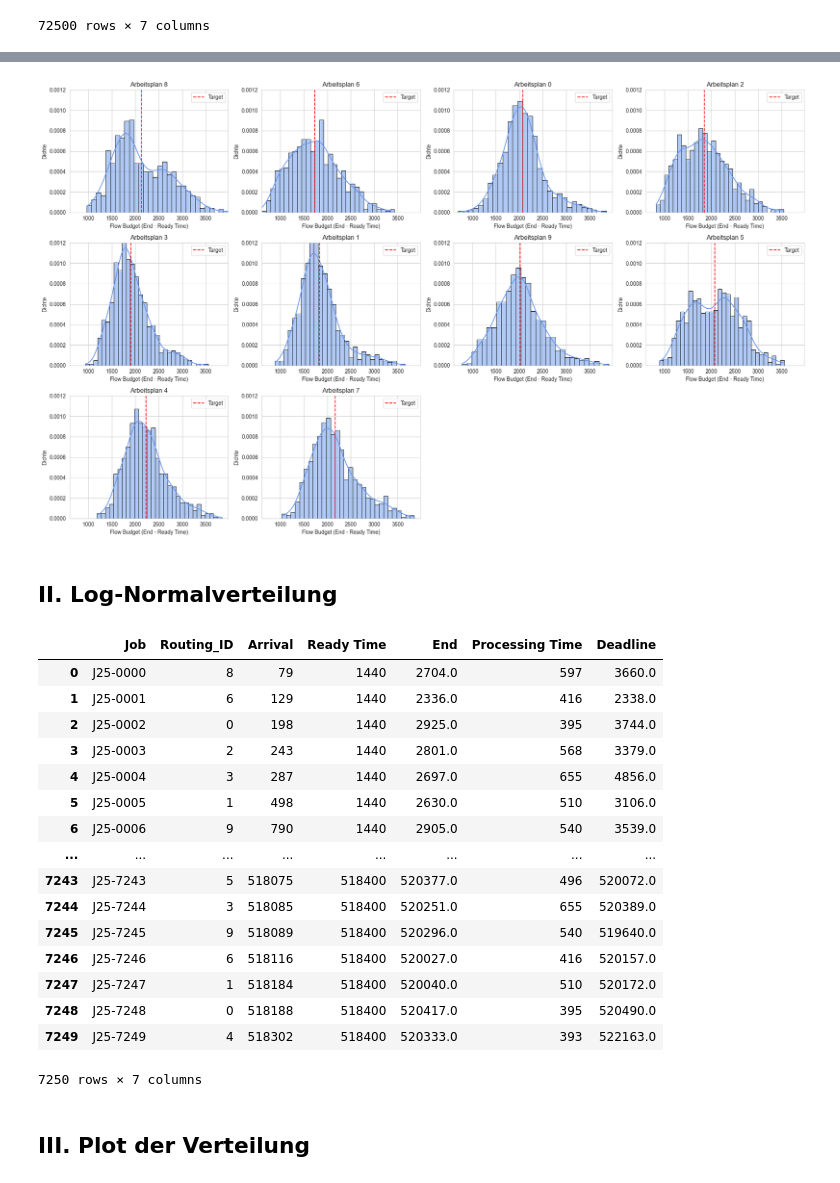
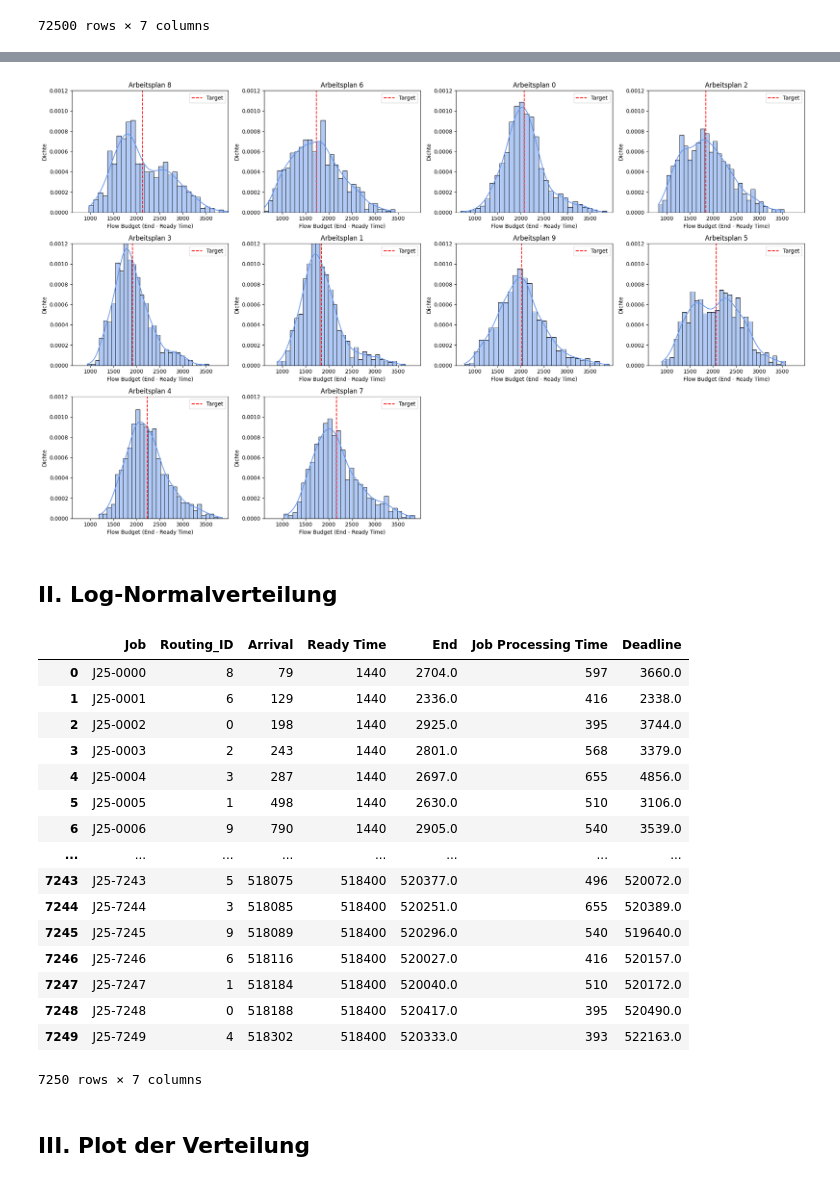
Before and after one commit to konrad-adamski/HTWD_Minimalinvasives_Job-Shop_Scheduling, a Jupyter notebook: notebooks/00_Preprocessing_and_Scheduling/11b_Deadlines__by_Simulation&Log-Normal.ipynb, the cells around one changed output, grey strips where cells are left out. Drawn from its saved outputs; the diff is of its cells as text; code cells hidden in the pictures.

```diff
--- a/notebooks/00_Preprocessing_and_Scheduling/11b_Deadlines__by_Simulation&Log-Normal.ipynb
+++ b/notebooks/00_Preprocessing_and_Scheduling/11b_Deadlines__by_Simulation&Log-Normal.ipynb
@@ -244,0 +160,3 @@ df_jobs_times
+# %%
+df_jobs_times_temp = get_temporary_df_times_from_schedule(df_fcfs_execution, df_jssp)
+df_jobs_times_temp
@@ -245,7 +181,7 @@ df_jobs_times
 # %%
-fig = plot_empirical_flow_budget_distributions(df_jobs_times, deadline_column = 'End', y_max = 0.0012)
+fig = analyze.plotfig_empirical_flow_budget_distributions(df_jobs_times_temp, deadline_column = 'End', y_max = 0.0012)
 plt.show()
 # %% [output]
-[figure, old version]
+[figure, new version]
 # %% [markdown]
 ## II. Log-Normalverteilung
@@ -289,8 +188,8 @@ def add_groupwise_lognormal_deadlines_by_group_mean(df: pd.DataFrame, sigma: flo
 # %%
-df_times = add_groupwise_lognormal_deadlines_by_group_mean(df_jobs_times, sigma=0.3)
+df_times = add_groupwise_lognormal_deadlines_by_group_mean(df_jobs_times_temp, sigma=0.3)
 df_times
 # %% [output]
-|  | Job | Routing_ID | Arrival | Ready Time | End | Processing Time | Deadline |
+|  | Job | Routing_ID | Arrival | Ready Time | End | Job Processing Time | Deadline |
 | 0 | J25-0000 | 8 | 79 | 1440 | 2704.0 | 597 | 3660.0 |
 | 1 | J25-0001 | 6 | 129 | 1440 | 2336.0 | 416 | 2338.0 |
 | 2 | J25-0002 | 0 | 198 | 1440 | 2925.0 | 395 | 3744.0 |
```
Also changed, not shown: parts of 10 cells of this notebook, 34 other files.
